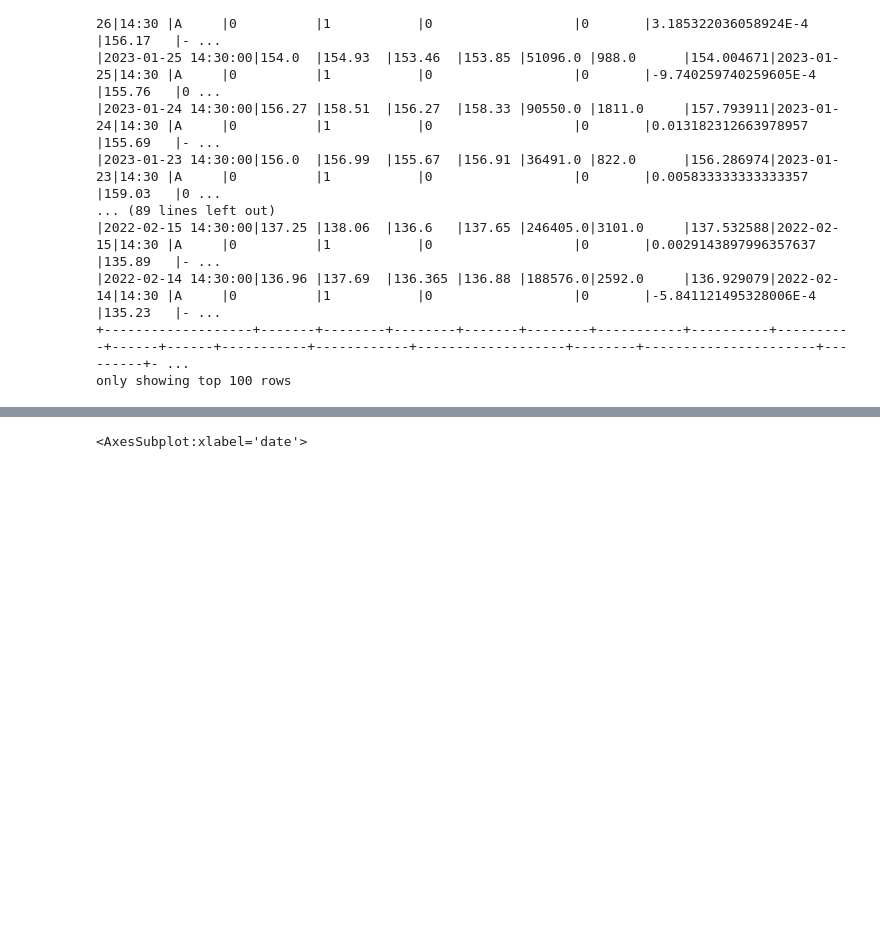
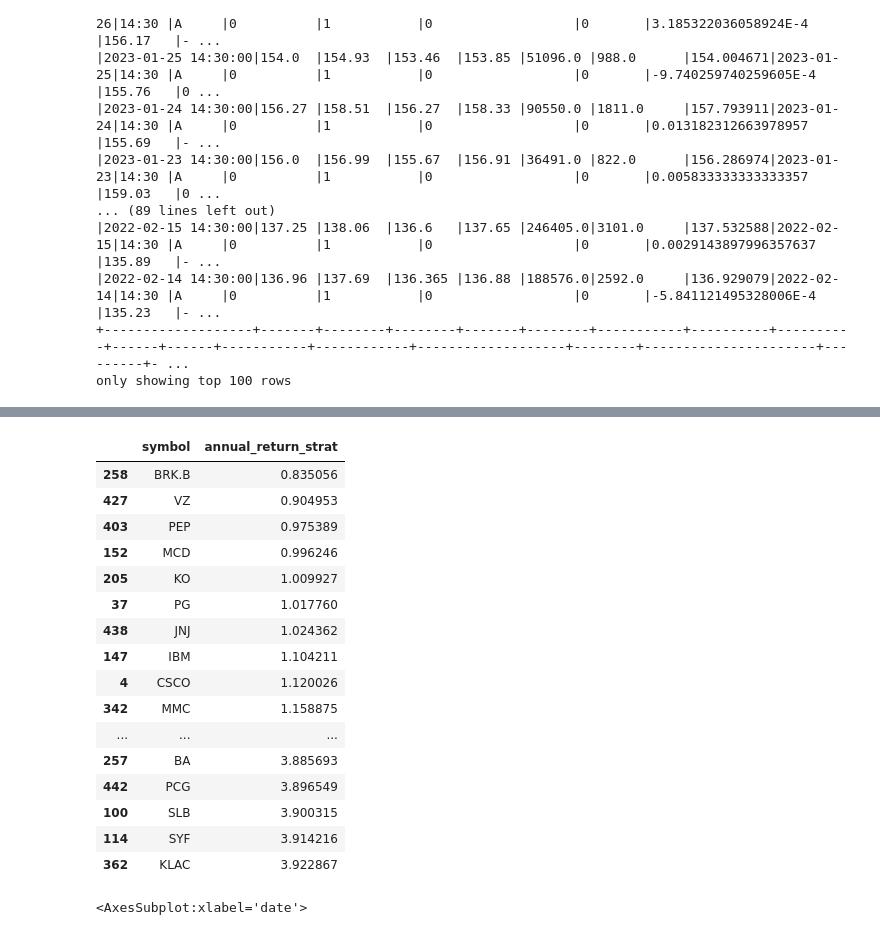
Before and after one commit to aws-samples/quant-research, a Jupyter notebook: src/notebooks/quant_research_examples/intraday_momentum.ipynb, the cells around one changed output, grey strips where cells are left out. Drawn from its saved outputs; the diff is of its cells as text; code cells hidden in the pictures; blank space fills up the shorter version.

```diff
--- a/src/notebooks/quant_research_examples/intraday_momentum.ipynb
+++ b/src/notebooks/quant_research_examples/intraday_momentum.ipynb
@@ -727,3 +728,23 @@ mdg.parquet_file_out
+# %%
+perf_stats_pd.query(f'annual_return_strat>-10000')[['symbol','annual_return_strat']].sort_values(['annual_return_strat']).style
+# %% [output]
+|  | symbol | annual_return_strat |
+| 258 | BRK.B | 0.835056 |
+| 427 | VZ | 0.904953 |
+| 403 | PEP | 0.975389 |
+| 152 | MCD | 0.996246 |
+| 205 | KO | 1.009927 |
+| 37 | PG | 1.017760 |
+| 438 | JNJ | 1.024362 |
+| 147 | IBM | 1.104211 |
+| 4 | CSCO | 1.120026 |
+| 342 | MMC | 1.158875 |
+| ... | ... | ... |
+| 257 | BA | 3.885693 |
+| 442 | PCG | 3.896549 |
+| 100 | SLB | 3.900315 |
+| 114 | SYF | 3.914216 |
+| 362 | KLAC | 3.922867 |
 # %%
 res_stats=first_last_df.groupBy('date').agg(py_f.sum("pnl").alias('daily_pnl'),
                                             (py_f.sum('conf_ind')/py_f.count('conf_ind')).alias('pct_right'),
```
Also changed, not shown: parts of 11 cells of this notebook.
